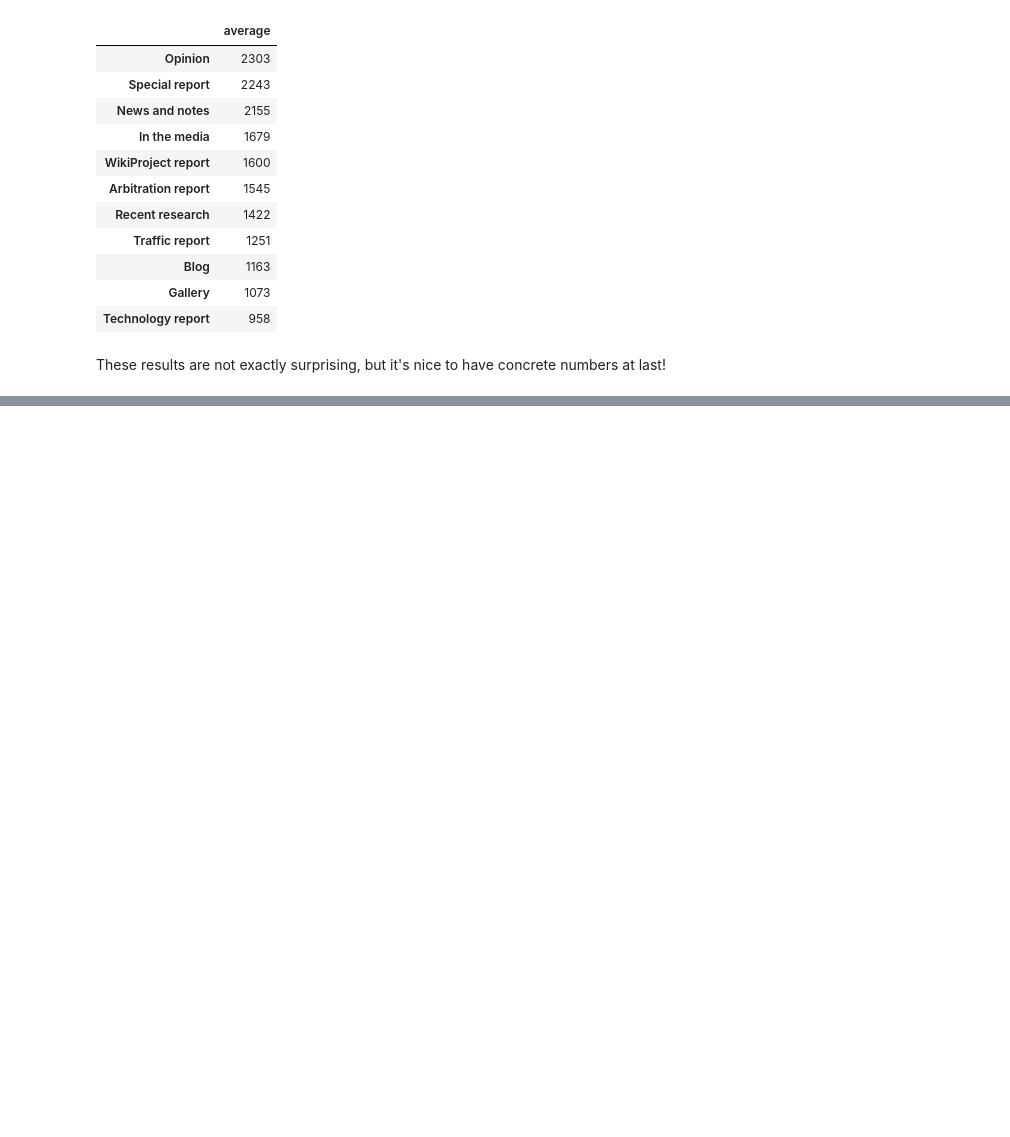
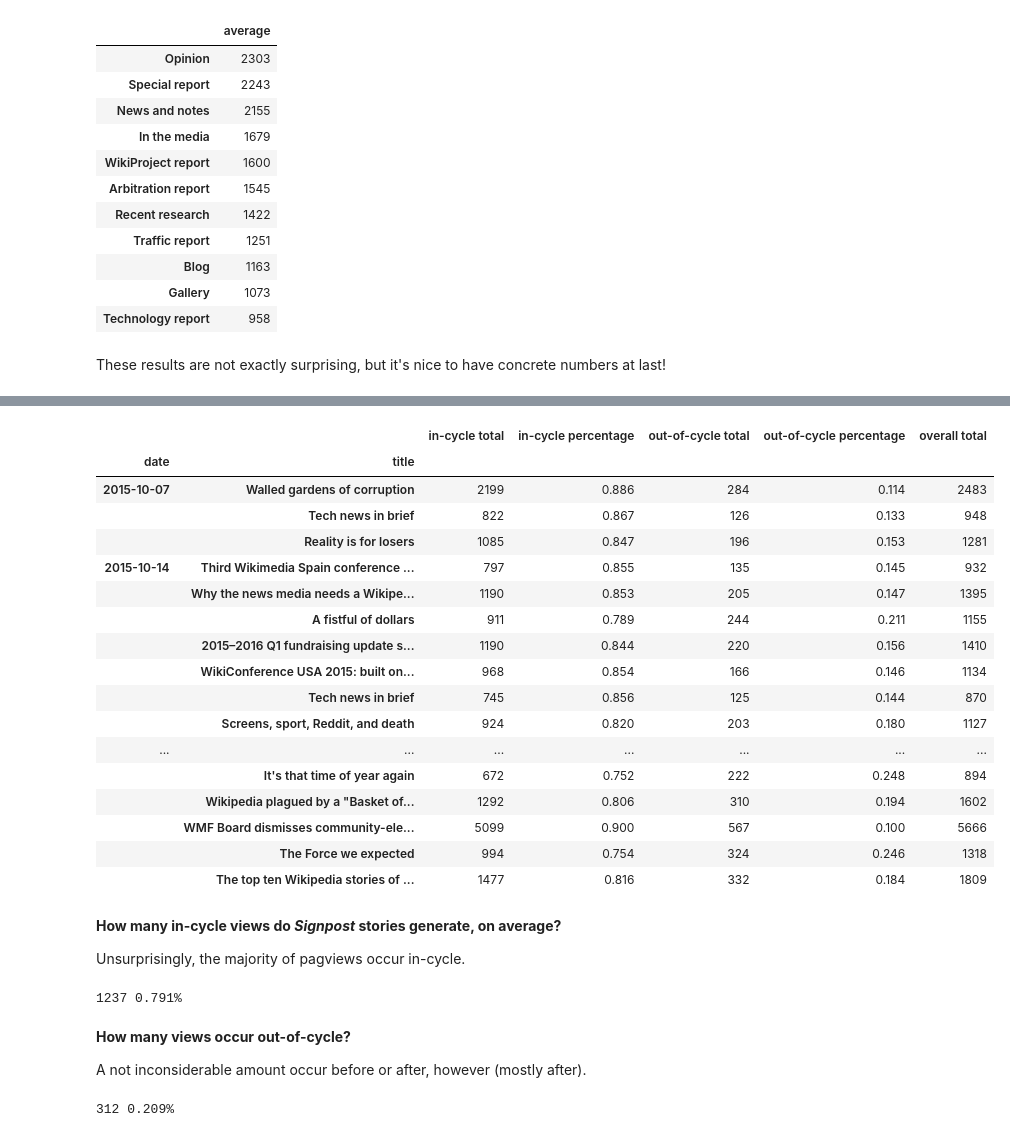
Before and after one commit to ResidentMario/signpostviews, a Jupyter notebook: signpostviews.ipynb, the cells around one changed output, grey strips where cells are left out. Saved outputs shown, nothing was run; the diff lists cells and outputs as text; code cells hidden in the pictures; blank space fills up the shorter version.

```diff
--- a/signpostviews.ipynb
+++ b/signpostviews.ipynb
@@ -214,7 +258,7 @@ def views(section_title):
     """
     Fetch a list of view counts for a particular section.
     """
-    return [frame.ix[article, 'total'] for article in frame.index if section_title in article]
+    return [frame.ix[article, 'total'] for article in frame.index if section_title in frame.ix[article, 'type']]
 
 def avg_views(section_title):
     """
@@ -350,0 +388,35 @@ We expected almost all views of the story to occur after publication, and this d
+# %%
+pre_cycle_views_list = []
+in_cycle_views_list = []
+post_cycle_views_list = []
+# itterrows() zips the Series in a DataFrame into ((multiindex_one, multiindex_two), Series).
+# Thus to retrieve the actual series we need series_repr[1].
+# The operations defined above take over from there.
+for series_repr in frame.iterrows():
+    pre_cycle = pre_cycle_views(series_repr[1])
+    pre_cycle_views_list.append(pre_cycle)
+    in_cycle = in_cycle_views(series_repr[1])
+    in_cycle_views_list.append(in_cycle)
+    post_cycle = post_cycle_views(series_repr[1])
+    post_cycle_views_list.append(post_cycle)
+# At this point each of the lists has been populated with dictionaries that can be passed to a Series constructor.
+# e.g. [{0: 16.0, 1: 3.0, 2: 2.0, 3: 8.0},
+#       {0: 6.0, 1: 11.0, 2: 8.0, 3: 3.0},
+#       ...]
+# For cycle_view we will just compress this into a total.
+pre_cycle_views_list = [sum(Series(dict_of_views)) for dict_of_views in pre_cycle_views_list]
+in_cycle_views_list = [sum(Series(dict_of_views)) for dict_of_views in in_cycle_views_list]
+post_cycle_views_list = [sum(Series(dict_of_views)) for dict_of_views in post_cycle_views_list]
+out_of_cycle_views_list = [pre_cycle_views_list[i] + post_cycle_views_list[i] for i in range(0, len(in_cycle_views_list))]
+# %%
+cycle_frame = DataFrame(index=frame.index)
+# cycle_frame['pre-cycle total'] = pre_cycle_views_list
+cycle_frame['in-cycle total'] = in_cycle_views_list
+# cycle_frame['post-cycle total'] = post_cycle_views_list
+cycle_frame['out-of-cycle total'] = out_of_cycle_views_list
+cycle_frame['overall total'] = frame['total']
+cycle_frame['out-of-cycle percentage'] = cycle_frame.apply(lambda s: float('{0:.3f}'.format(s['out-of-cycle total'] / (s['out-of-cycle total'] + s['in-cycle total']))), axis=1)
+# cycle_frame['pre-cycle percentage'] = cycle_frame.apply(lambda s: float('{0:.3f}'.format(s['pre-cycle total'] / (s['pre-cycle total'] + s['in-cycle total'] + s['post-cycle total']))), axis=1)
+cycle_frame['in-cycle percentage'] = cycle_frame.apply(lambda s: float('{0:.3f}'.format(s['in-cycle total'] / (s['overall total']))), axis=1)
+# cycle_frame['post-cycle percentage'] = cycle_frame.apply(lambda s: float('{0:.3f}'.format(s['post-cycle total'] / (s['pre-cycle total'] + s['in-cycle total'] + s['post-cycle total']))), axis=1)
+cycle_frame = cycle_frame[['in-cycle total', 'in-cycle percentage', 'out-of-cycle total', 'out-of-cycle percentage', 'overall total']]
@@ -350,0 +432,37 @@ We expected almost all views of the story to occur after publication, and this d
+# %%
+cycle_frame
+# %% [output]
+|  |  | in-cycle total | in-cycle percentage | out-of-cycle total | out-of-cycle percentage | overall total |
+| date | title |  |  |  |  |  |
+| 2015-10-07 | Walled gardens of corruption | 2199 | 0.886 | 284 | 0.114 | 2483 |
+|  | Tech news in brief | 822 | 0.867 | 126 | 0.133 | 948 |
+|  | Reality is for losers | 1085 | 0.847 | 196 | 0.153 | 1281 |
+| 2015-10-14 | Third Wikimedia Spain conference ... | 797 | 0.855 | 135 | 0.145 | 932 |
+|  | Why the news media needs a Wikipe... | 1190 | 0.853 | 205 | 0.147 | 1395 |
+|  | A fistful of dollars | 911 | 0.789 | 244 | 0.211 | 1155 |
+|  | 2015–2016 Q1 fundraising update s... | 1190 | 0.844 | 220 | 0.156 | 1410 |
+|  | WikiConference USA 2015: built on... | 968 | 0.854 | 166 | 0.146 | 1134 |
+|  | Tech news in brief | 745 | 0.856 | 125 | 0.144 | 870 |
+|  | Screens, sport, Reddit, and death | 924 | 0.820 | 203 | 0.180 | 1127 |
+| ... | ... | ... | ... | ... | ... | ... |
+|  | It's that time of year again | 672 | 0.752 | 222 | 0.248 | 894 |
+|  | Wikipedia plagued by a "Basket of... | 1292 | 0.806 | 310 | 0.194 | 1602 |
+|  | WMF Board dismisses community-ele... | 5099 | 0.900 | 567 | 0.100 | 5666 |
+|  | The Force we expected | 994 | 0.754 | 324 | 0.246 | 1318 |
+|  | The top ten Wikipedia stories of ... | 1477 | 0.816 | 332 | 0.184 | 1809 |
+# %% [markdown]
+**How many in-cycle views do *Signpost* stories generate, on average?**
+
+Unsurprisingly, the majority of pagviews occur in-cycle.
+# %%
+print(int(cycle_frame['in-cycle total'].mean()), '{0:.3f}'.format(cycle_frame['in-cycle percentage'].mean()) + "%")
+# %% [output]
+1237 0.791%
+# %% [markdown]
+**How many views occur out-of-cycle?**
+
+A not inconsiderable amount occur before or after, however (mostly after).
+# %%
+print(int(cycle_frame['out-of-cycle total'].mean()), '{0:.3f}'.format(cycle_frame['out-of-cycle percentage'].mean()) + "%")
+# %% [output]
+312 0.209%
```
Also changed, not shown: parts of 33 cells of this notebook, 2 other files.
